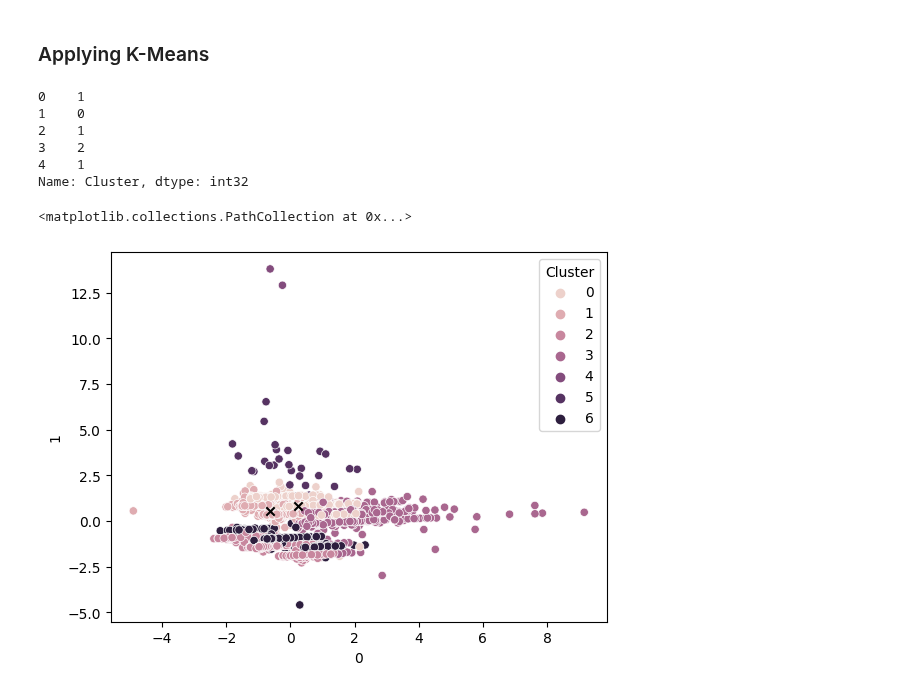
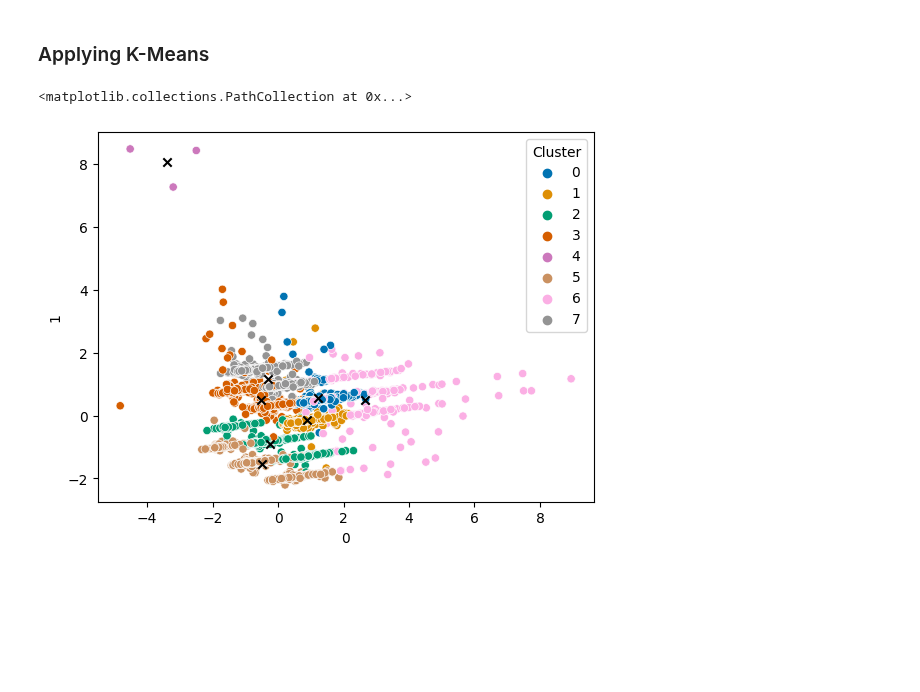
Before and after one commit to leon0241/fds-assignment-3, a Jupyter notebook: assignment-3-Q2.ipynb, the cells around one changed output. Saved outputs shown, nothing was run; the diff lists cells and outputs as text; code cells hidden in the pictures; blank space fills up the shorter version.

Commit message:
Finished kmeans I think

```diff
--- a/assignment-3-Q2.ipynb
+++ b/assignment-3-Q2.ipynb
@@ -691,52 +687,50 @@ plt.show()
 # %% [markdown]
 ### Applying K-Means
 # %%
-# Instantiate K-Means model with 2 clusters
-num_clusters = 7 # Lila Double check this from the scree plot
-num_PCA_components = 4 # Lila Double check this
-train_K_means = KMeans(n_clusters=num_clusters)
-train_K_means.fit(train)
+# Instantiate K-Means model
+num_clusters = 8
+num_PCA_components = 5
 
 # Apply PCA to reduce number of dimensions
-pca = PCA(n_components=num_PCA_components).fit(train)
-pca_scores = pca.transform(train)
+pca = PCA(n_components=num_PCA_components).fit(scaled_elo_feats)
+pca_scores = pca.transform(scaled_elo_feats)
 
-# Apply KMeans clustering
-train_K_means = KMeans(n_clusters=num_clusters, max_iter=5) # Lila Justify why max_iter=5
-pca_scores_kmeans = train_K_means.fit(pca_scores)
+# Apply K-Means clustering
+model_kmeans = KMeans(n_clusters=num_clusters, max_iter=10) # Lila Justify why max_iter=5
+pca_scores_kmeans = model_kmeans.fit(pca_scores)
 
 # Find cluster centres
-train_centroids = train_K_means.cluster_centers_
-train_K_means_df = pd.DataFrame(pca_scores)
-predicts = []
+centres = np.array(model_kmeans.cluster_centers_)
 
+# Initialise new dataframe for K-Means predictions
+kmeans_df = pd.DataFrame(pca_scores)
+predicted = []
+
+# Fit model to each PCA score
 for s in pca_scores:
-    predicts.append(train_K_means.predict(s.reshape(1, -1)))
+    predicted.append(model_kmeans.predict(s.reshape(1, -1)))
 
-
+# Helper method to convert 'predicts's list format into a single element
 def list_to_elem(lst):
     '''Converts single element list to an element'''
     return lst[0]
 
-train_K_means_df['Cluster'] = predicts
-train_K_means_df['Cluster'] = train_K_means_df['Cluster'].apply(list_to_elem)
+# Add predicted points to dataframe
+kmeans_df['Cluster'] = predicted
+kmeans_df['Cluster'] = kmeans_df['Cluster'].apply(list_to_elem)
 
-print(train_K_means_df['Cluster'].head())
+# Plot scatter plot
+sns.color_palette("colorblind")
 
-sns.scatterplot(x=train_K_means_df.iloc[:,0],
-                y=train_K_means_df.iloc[:,1],
-                hue=train_K_means_df['Cluster'])
-plt.scatter(train_centroids[0][0], train_centroids[0][1], marker='x', color='black')
-plt.scatter(train_centroids[1][0], train_centroids[1][1], marker='x', color='black')
+sns.scatterplot(x=kmeans_df.iloc[:,0],
+                y=kmeans_df.iloc[:,1],
+                hue=kmeans_df['Cluster'],
+                palette='colorblind')
+
+plt.scatter(centres[:,0], centres[:,1], marker="x", color='black')
 # %% [output]
-0    1
-1    0
-2    1
-3    2
-4    1
-Name: Cluster, dtype: int32
+<matplotlib.collections.PathCollection at 0x...>
-<matplotlib.collections.PathCollection at 0x...>
-[figure, old version]
+[figure, new version]
 # %%
 # calculate min, max and limits
 h = .02
```
Also changed, not shown: parts of 10 cells of this notebook.
